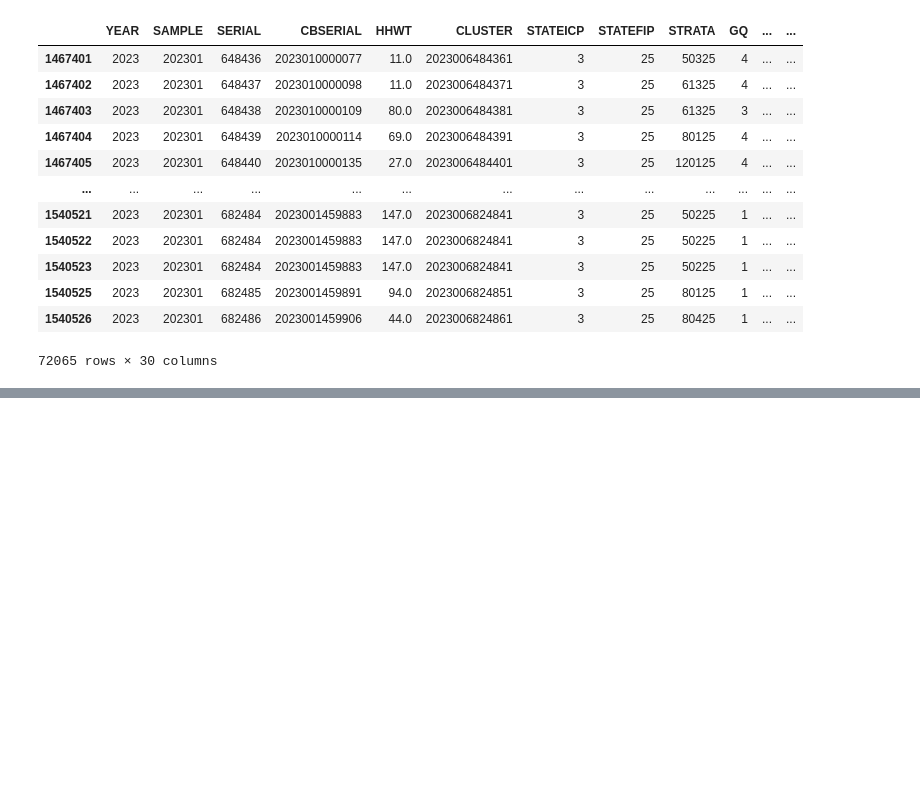
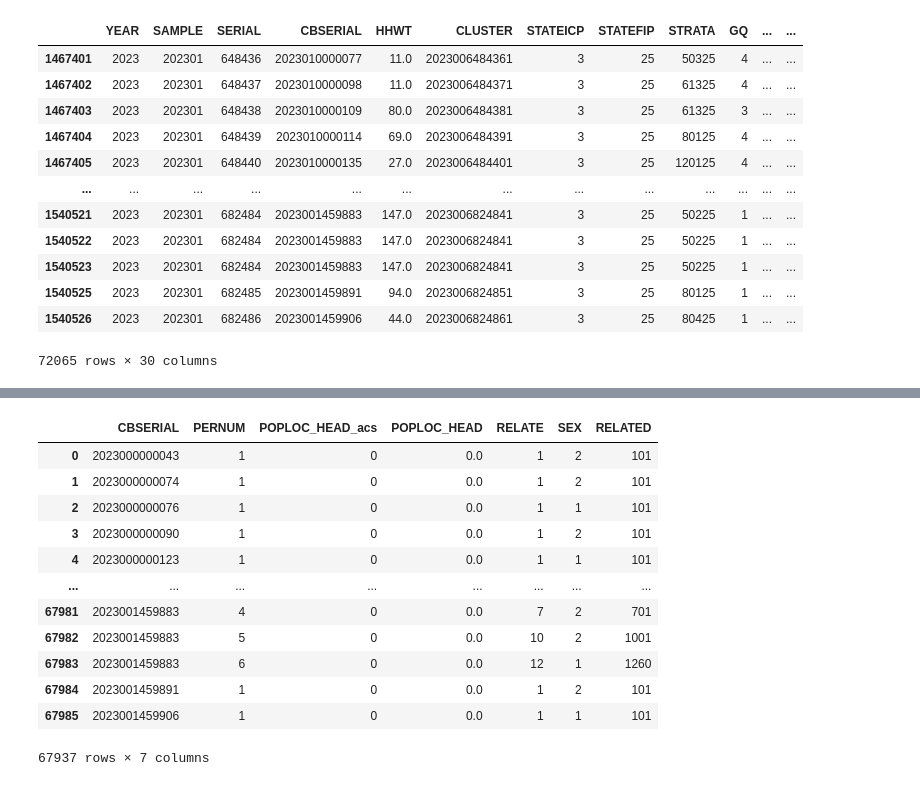
Before and after one commit to BU-Spark/ds-ciss-population-estimates, a Jupyter notebook: acs-linked-vars-tester.ipynb, the cells around one changed output, grey strips where cells are left out. Cells and saved outputs as stored; diff of their text form; code cells hidden in the pictures; blank space fills up the shorter version.

```diff
--- a/acs-linked-vars-tester.ipynb
+++ b/acs-linked-vars-tester.ipynb
@@ -928,0 +1035,10 @@ ipums_four_ma.groupby('CBSERIAL')
+# %%
+def get_poploc_head(row, df):
+    head = df[(df['SERIAL'] == row['SERIAL']) & (df['RELATE'] == 1)]
+    if not head.empty:
+        return int(head.iloc[0]['POPLOC'])
+    return None
+
+# df_mass = df[df['STATEICP'] == 3]
+df_mass['POPLOC_HEAD'] = df_mass.apply(lambda row: get_poploc_head(row, df_mass), axis=1)
+df_mass
@@ -928,0 +1064,7 @@ ipums_four_ma.groupby('CBSERIAL')
+# %%
+df_mass_res_poploc_merge = pd.merge(df_mass,
+                        result_data_poploc,
+                        left_on=['CBSERIAL', 'PERNUM', 'SEX'],
+                        right_on=['SERIALNO_NEW', 'SPORDER', 'SEX'],
+                        how='inner')
+df_mass_res_poploc_merge
@@ -928,0 +1085,16 @@ ipums_four_ma.groupby('CBSERIAL')
+# %%
+df_mass_res_poploc_merge.loc[df_mass_res_poploc_merge['POPLOC_HEAD_acs'] == df_mass_res_poploc_merge['POPLOC_HEAD']][['CBSERIAL', 'PERNUM', 'POPLOC_HEAD_acs', 'POPLOC_HEAD', 'RELATE', 'SEX', 'RELATED']]
+# %% [output]
+|  | CBSERIAL | PERNUM | POPLOC_HEAD_acs | POPLOC_HEAD | RELATE | SEX | RELATED |
+| 0 | 2023000000043 | 1 | 0 | 0.0 | 1 | 2 | 101 |
+| 1 | 2023000000074 | 1 | 0 | 0.0 | 1 | 2 | 101 |
+| 2 | 2023000000076 | 1 | 0 | 0.0 | 1 | 1 | 101 |
+| 3 | 2023000000090 | 1 | 0 | 0.0 | 1 | 2 | 101 |
+| 4 | 2023000000123 | 1 | 0 | 0.0 | 1 | 1 | 101 |
+| ... | ... | ... | ... | ... | ... | ... | ... |
+| 67981 | 2023001459883 | 4 | 0 | 0.0 | 7 | 2 | 701 |
+| 67982 | 2023001459883 | 5 | 0 | 0.0 | 10 | 2 | 1001 |
+| 67983 | 2023001459883 | 6 | 0 | 0.0 | 12 | 1 | 1260 |
+| 67984 | 2023001459891 | 1 | 0 | 0.0 | 1 | 2 | 101 |
+| 67985 | 2023001459906 | 1 | 0 | 0.0 | 1 | 1 | 101 |
+67937 rows × 7 columns
```
Also changed, not shown: parts of 7 cells of this notebook.
